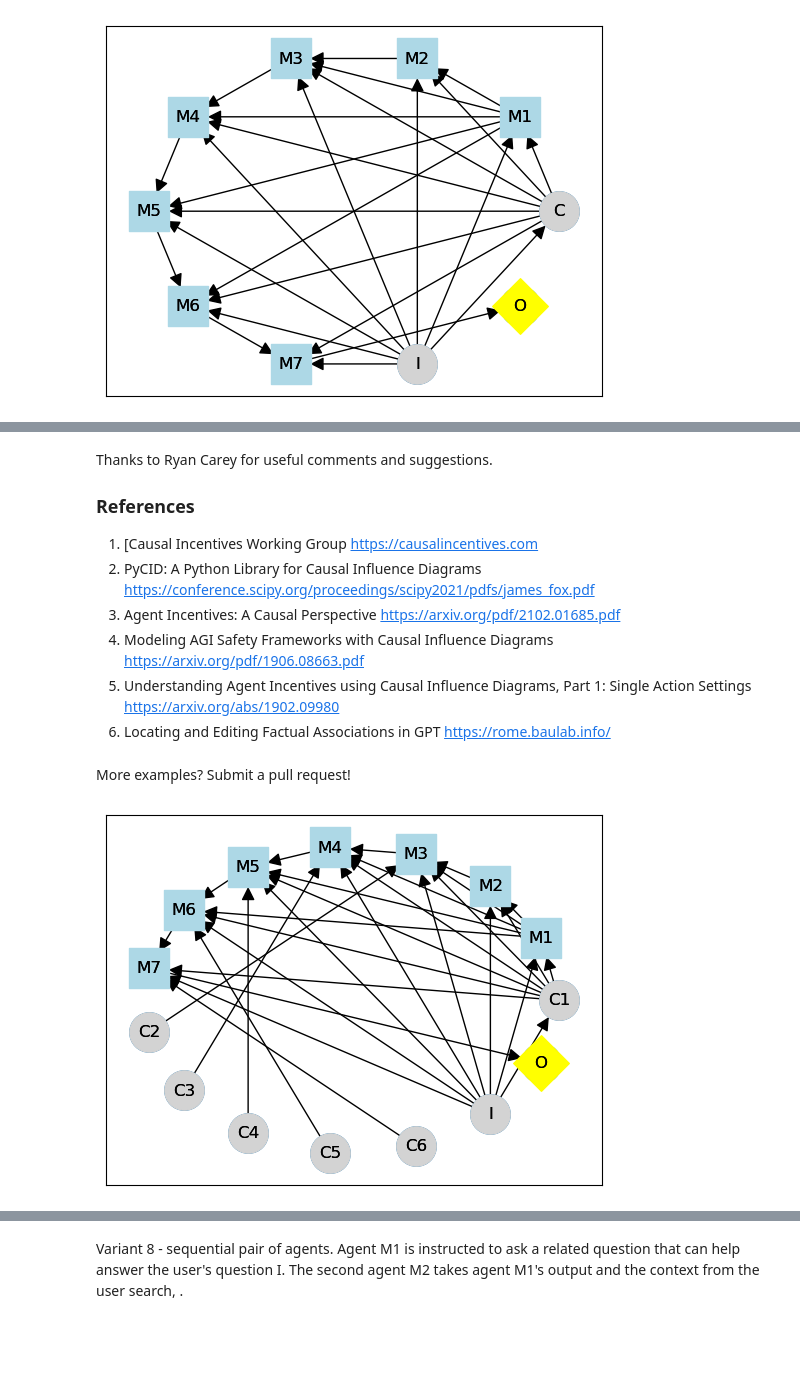
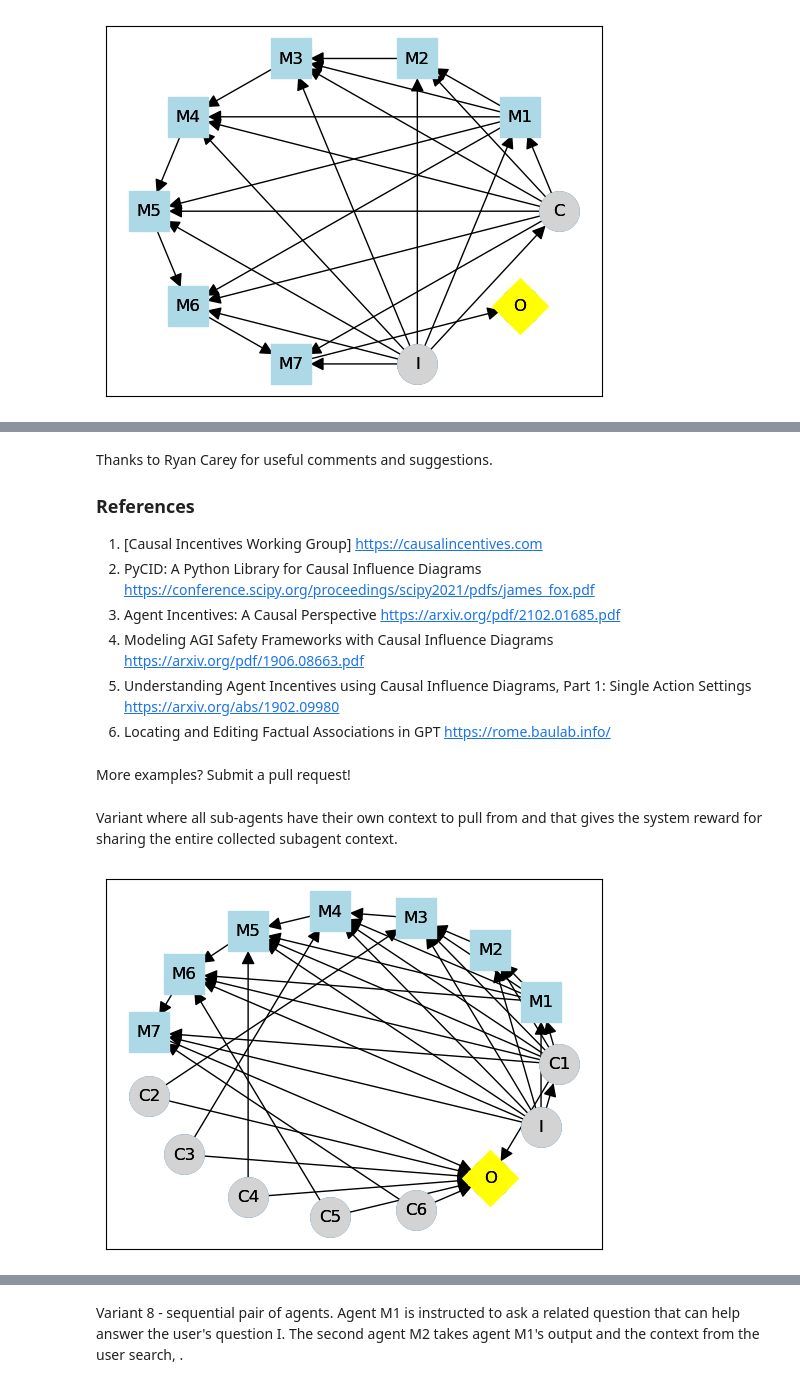
Before and after one commit to poppingtonic/transformer-visualization, a Jupyter notebook: CIDs4LLMs.ipynb, the cells around one changed output, grey strips where cells are left out. Cells and saved outputs as stored; diff of their text form; code cells hidden in the pictures; blank space fills up the shorter version.

```diff
--- a/CIDs4LLMs.ipynb
+++ b/CIDs4LLMs.ipynb
@@ -518,7 +571,7 @@ Variant 7 - Each agent is free to search for (and filter the validity of) extra
 # %% [markdown]
 Thanks to Ryan Carey for useful comments and suggestions.
 ### References
-1. [Causal Incentives Working Group https://causalincentives.com
+1. [Causal Incentives Working Group] https://causalincentives.com
 2. PyCID: A Python Library for Causal Influence Diagrams https://conference.scipy.org/proceedings/scipy2021/pdfs/james_fox.pdf
 3. Agent Incentives: A Causal Perspective https://arxiv.org/pdf/2102.01685.pdf
 4. Modeling AGI Safety Frameworks with Causal Influence Diagrams https://arxiv.org/pdf/1906.08663.pdf
@@ -526,8 +579,10 @@ Thanks to Ryan Carey for useful comments and suggestions.
 6. Locating and Editing Factual Associations in GPT https://rome.baulab.info/
 # %% [markdown]
 More examples? Submit a pull request!
+# %% [markdown]
+Variant where all sub-agents have their own context to pull from and that gives the system reward for sharing the entire collected subagent context.
 # %%
-variant_7  = pycid.CID(
+variant_7_context_reward  = pycid.CID(
     [
         ("C1", "M1"),
         ("C1", "M2"),
@@ -542,6 +597,12 @@ variant_7  = pycid.CID(
         ("C4", "M5"),
         ("C5", "M6"),
         ("C6", "M7"),
+        ("C1", "O"),
+        ("C2", "O"),
+        ("C3", "O"),
+        ("C4", "O"),
+        ("C5", "O"),
+        ("C6", "O"),
         ("I", "C1"),
         ("I", "M1"),
         ("I", "M2"),
@@ -567,6 +628,6 @@ variant_7  = pycid.CID(
     utilities=["O"]
 )
 # %%
-variant_7.draw()
+variant_7_context_reward.draw()
 # %% [output]
-[figure, old version]
+[figure, new version]
```
Also changed, not shown: parts of 17 cells of this notebook.
